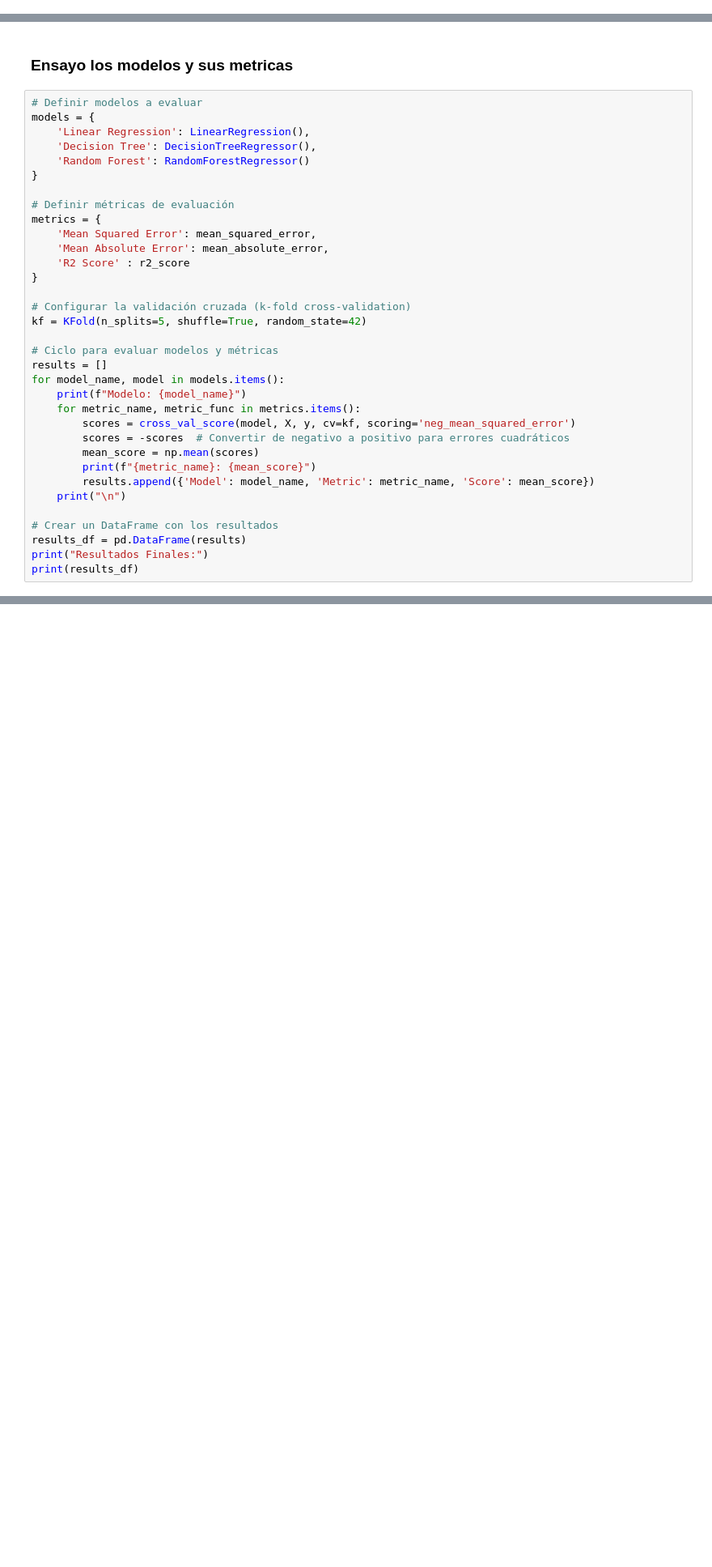
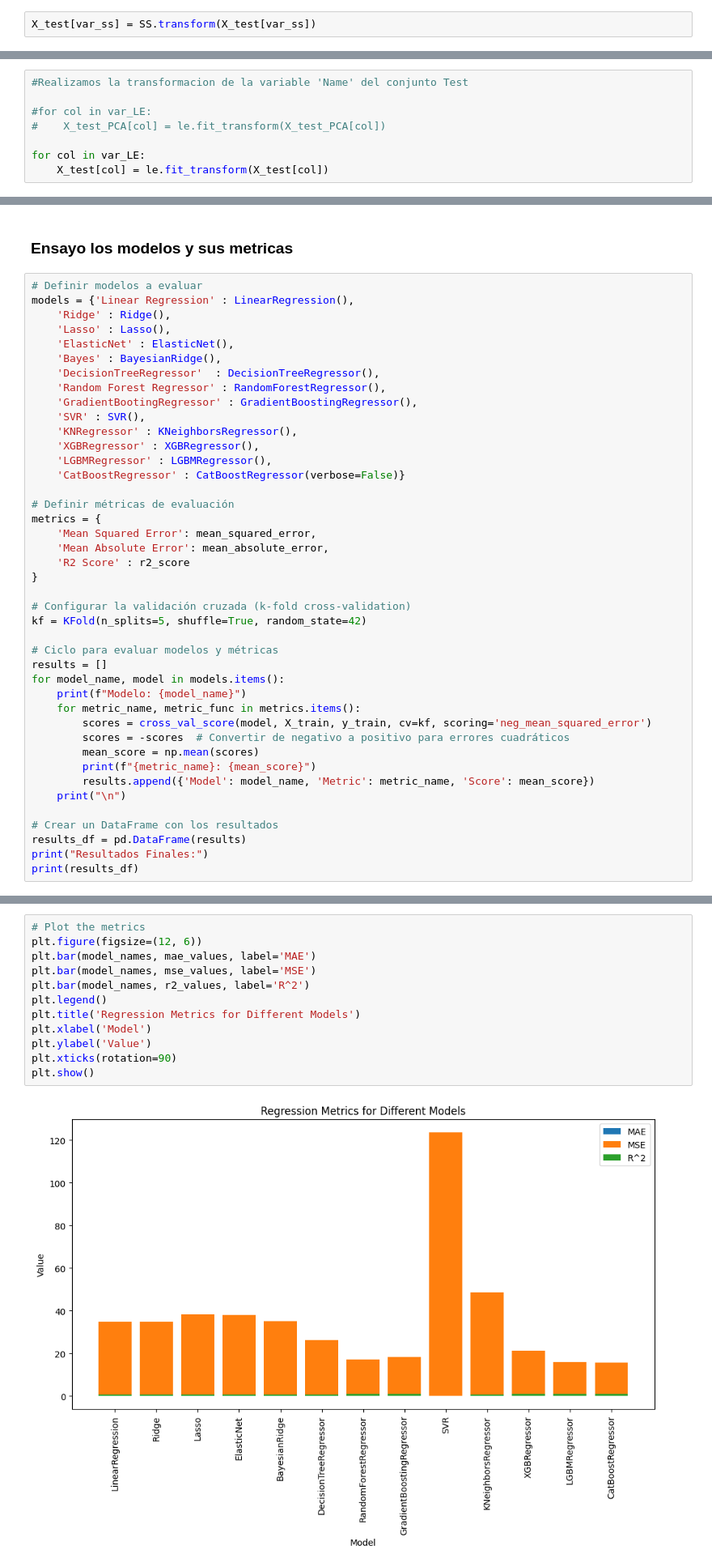
Before and after one commit to LMXCC79/Proyecto-ML-TheBridge, a Jupyter notebook: src/notebooks/prueba_modelos_ML.ipynb, the cells around one changed output, grey strips where cells are left out. Shown at 81% size. Cells and saved outputs as stored; diff of their text form; blank space fills up the shorter version.

```diff
--- a/src/notebooks/prueba_modelos_ML.ipynb
+++ b/src/notebooks/prueba_modelos_ML.ipynb
@@ -81,0 +99,2 @@ y = df_model['New_Price']
+# %%
+X_test[var_ss] = SS.transform(X_test[var_ss])
@@ -91,3 +188,11 @@ X['Name']=le.fit_transform(X['Name'])
+# %%
+#Realizamos la transformacion de la variable 'Name' del conjunto Test
+
+#for col in var_LE:
+#    X_test_PCA[col] = le.fit_transform(X_test_PCA[col])
+
+for col in var_LE:
+    X_test[col] = le.fit_transform(X_test[col])
 # %% [markdown]
 ### OHE
 # %%
@@ -130,11 +204,19 @@ X_train, X_test, y_train, y_test = train_test_split(X, y, test_size=0.20, random
 ### Ensayo los modelos y sus metricas
 # %%
 # Definir modelos a evaluar
-models = {
-    'Linear Regression': LinearRegression(),
-    'Decision Tree': DecisionTreeRegressor(),
-    'Random Forest': RandomForestRegressor()
-}
+models = {'Linear Regression' : LinearRegression(),
+    'Ridge' : Ridge(),
+    'Lasso' : Lasso(),
+    'ElasticNet' : ElasticNet(),
+    'Bayes' : BayesianRidge(),
+    'DecisionTreeRegressor'  : DecisionTreeRegressor(),
+    'Random Forest Regressor' : RandomForestRegressor(),
+    'GradientBootingRegressor' : GradientBoostingRegressor(),
+    'SVR' : SVR(),
+    'KNRegressor' : KNeighborsRegressor(),
+    'XGBRegressor' : XGBRegressor(),
+    'LGBMRegressor' : LGBMRegressor(),
+    'CatBoostRegressor' : CatBoostRegressor(verbose=False)}
 
 # Definir métricas de evaluación
 metrics = {
@@ -151,7 +233,7 @@ results = []
 for model_name, model in models.items():
     print(f"Modelo: {model_name}")
     for metric_name, metric_func in metrics.items():
-        scores = cross_val_score(model, X, y, cv=kf, scoring='neg_mean_squared_error')
+        scores = cross_val_score(model, X_train, y_train, cv=kf, scoring='neg_mean_squared_error')
         scores = -scores  # Convertir de negativo a positivo para errores cuadráticos
         mean_score = np.mean(scores)
         print(f"{metric_name}: {mean_score}")
@@ -182,0 +314,14 @@ R2 Score: 95.36222710558206
+# %%
+# Plot the metrics
+plt.figure(figsize=(12, 6))
+plt.bar(model_names, mae_values, label='MAE')
+plt.bar(model_names, mse_values, label='MSE')
+plt.bar(model_names, r2_values, label='R^2')
+plt.legend()
+plt.title('Regression Metrics for Different Models')
+plt.xlabel('Model')
+plt.ylabel('Value')
+plt.xticks(rotation=90)
+plt.show()
+# %% [output]
+[figure, added]
```
Also changed, not shown: parts of 32 cells of this notebook, 6 other files.
